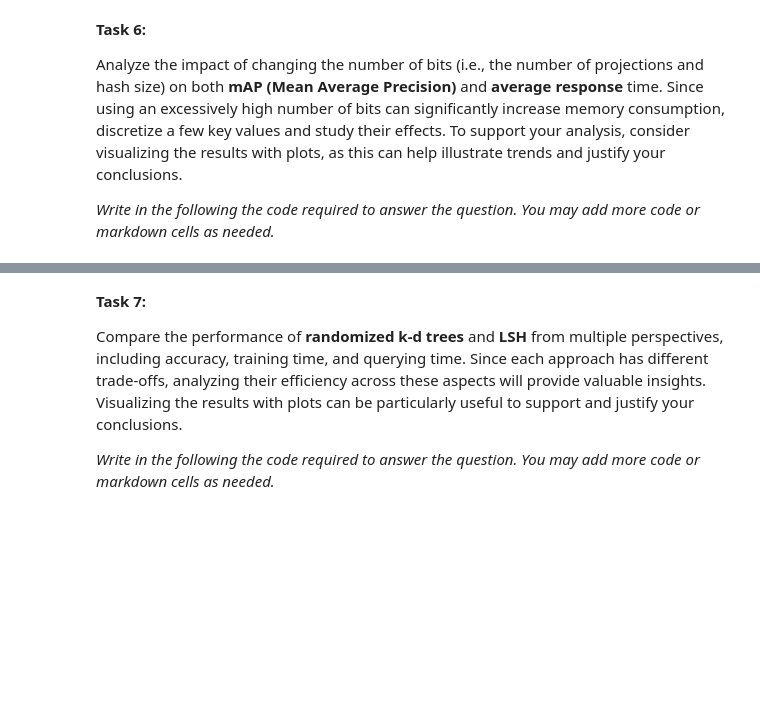
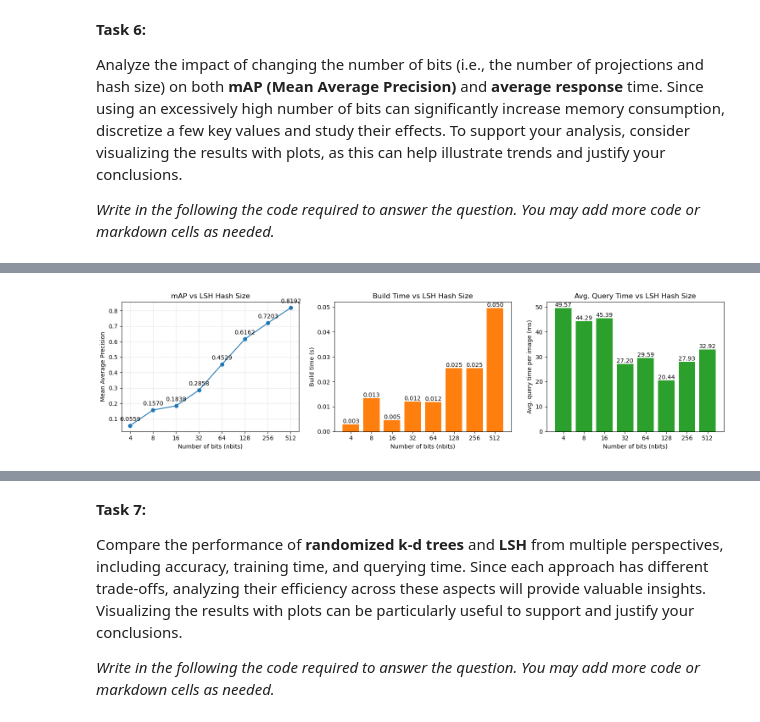
Before and after one commit to EinarLop/UIB_IDX_CBIR_02, a Jupyter notebook: 11762_Image_Indexing.ipynb, the cells around one changed output, grey strips where cells are left out. Cells and saved outputs as stored; diff of their text form; code cells hidden in the pictures; blank space fills up the shorter version.

```diff
--- a/11762_Image_Indexing.ipynb
+++ b/11762_Image_Indexing.ipynb
@@ -394,13 +400,17 @@ Analyze the impact of changing the number of bits (i.e., the number of projectio
 
 *Write in the following the code required to answer the question. You may add more code or markdown cells as needed.*
 # %%
-num_bits_arr = [4,8,16,32,64,128,256,512]
+num_bits_arr = [4, 8, 16, 32, 64, 128, 256, 512]
+
+lsh_results = {}
 
 for num_bits in num_bits_arr:
-    start = time.time()
-    curr_mAP_lsh = calculate_mAP_lsh(dataset, max_descriptors=400, num_bits=num_bits)
-    end = time.time()
-    time_elapsed = end - start
+    mAP, build_time, avg_query_time = calculate_mAP_lsh(dataset, max_descriptors=400, num_bits=num_bits)
+    lsh_results[num_bits] = {"mAP": mAP, "build_time": build_time, "avg_query_time": avg_query_time}
+    print(f"nbits={num_bits:>3} | mAP={mAP:.5f} | build={build_time:.3f}s | query/img={avg_query_time*1000:.3f}ms")
 
-    print(f"mAP: {curr_mAP_lsh:5f} - Num Bits: {num_bits} - Time Elapsed: {time_elapsed}")
+labels      = [str(nb) for nb in num_bits_arr]
+maps        = [lsh_results[nb]["mAP"]                  for nb in num_bits_arr]
+build_times = [lsh_results[nb]["build_time"]           for nb in num_bits_arr]
+query_times = [lsh_results[nb]["avg_query_time"] * 1000 for nb in num_bits_arr]
 # %% [output]
@@ -414,0 +425,28 @@ mAP: 0.819152 - Num Bits: 512 - Time Elapsed: 0.813316822052002
+# %%
+fig, axes = plt.subplots(1, 3, figsize=(15, 4))
+
+
+axes[0].plot(labels, maps, marker='o')
+for x, y in zip(labels, maps):
+    axes[0].annotate(f'{y:.4f}', (x, y), textcoords="offset points", xytext=(0, 8), ha='center')
+axes[0].set_xlabel('Number of bits (nbits)')
+axes[0].set_ylabel('Mean Average Precision')
+axes[0].set_title('mAP vs LSH Hash Size')
+axes[0].grid(True, alpha=0.3)
+
+bars1 = axes[1].bar(labels, build_times, color='tab:orange')
+axes[1].bar_label(bars1, fmt='%.3f')
+axes[1].set_xlabel('Number of bits (nbits)')
+axes[1].set_ylabel('Build time (s)')
+axes[1].set_title('Build Time vs LSH Hash Size')
+
+bars2 = axes[2].bar(labels, query_times, color='tab:green')
+axes[2].bar_label(bars2, fmt='%.2f')
+axes[2].set_xlabel('Number of bits (nbits)')
+axes[2].set_ylabel('Avg. query time per image (ms)')
+axes[2].set_title('Avg. Query Time vs LSH Hash Size')
+
+fig.tight_layout()
+plt.show()
+# %% [output]
+[figure, added]
```
Also changed, not shown: parts of 3 cells of this notebook, 1 other file.
